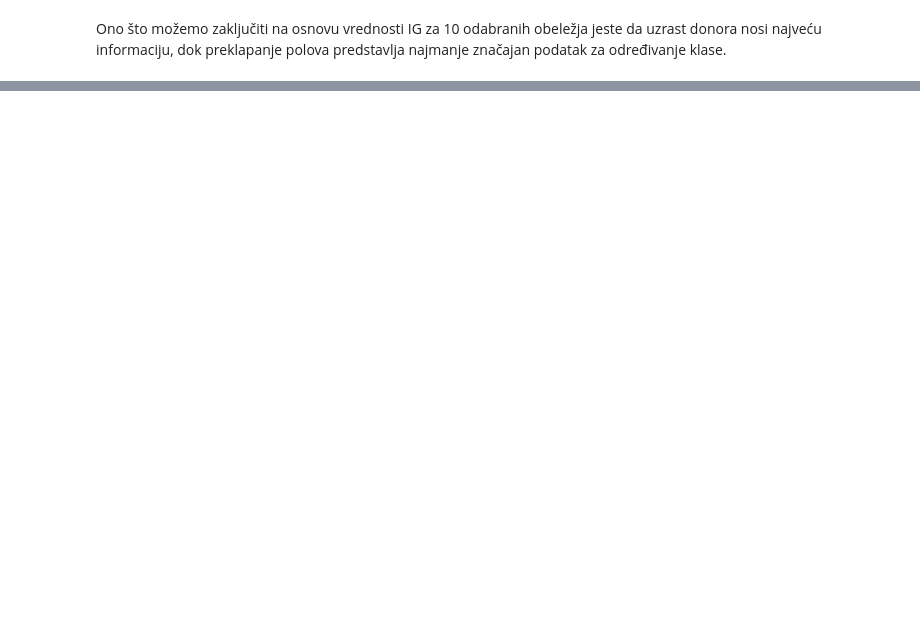
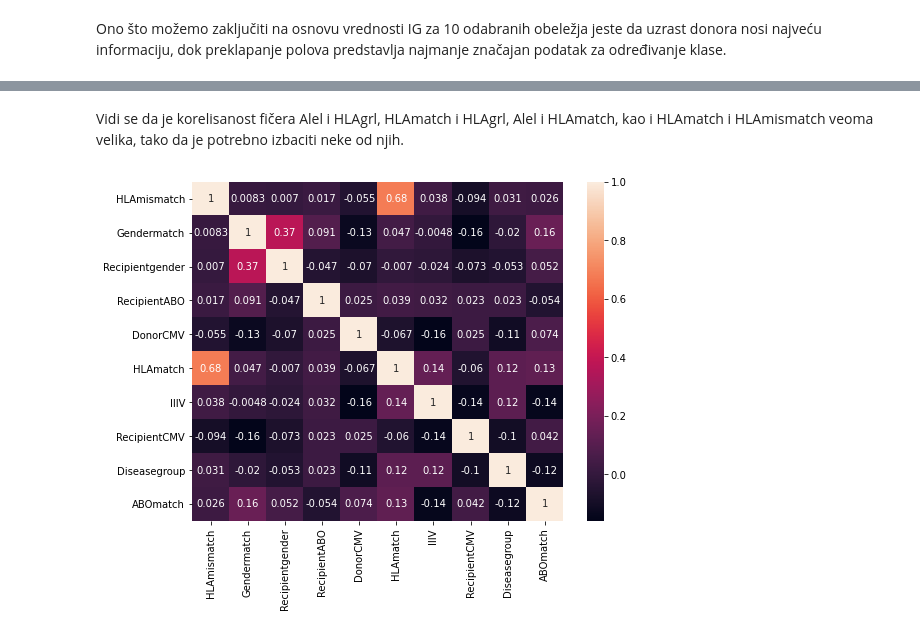
Before and after one commit to nedeljkovicmajaa/som-projekat, a Jupyter notebook: som-projekat-main.ipynb, the cells around one changed output, grey strips where cells are left out. Saved outputs shown, nothing was run; the diff lists cells and outputs as text; code cells hidden in the pictures; blank space fills up the shorter version.

```diff
--- a/som-projekat-main.ipynb
+++ b/som-projekat-main.ipynb
@@ -293,0 +348,15 @@ Ono što možemo zaključiti na osnovu vrednosti IG za 10 odabranih obeležja je
+# %% [markdown]
+Vidi se da je korelisanost fičera Alel i HLAgrl, HLAmatch i HLAgrl, Alel i HLAmatch, kao i HLAmatch i HLAmismatch veoma velika, tako da je potrebno izbaciti neke od njih.
+# %%
+data_corr_10 = data_corr[data_corr.columns[list(IGsorted.keys())[0:13]]]
+data_corr_10.drop('Alel', axis = 1, inplace = True)
+data_corr_10.drop('HLAgrI', axis = 1, inplace = True)
+# kada izbacimo ova dva pojavi se Antigen koji je jako korelisan sa HLAgrI
+data_corr_10.drop('Antigen', axis = 1, inplace = True)
+# %%
+spearman_R = data_corr_10 .corr(method='spearman')
+plt.figure(figsize=(6.4 * 1.3, 4.8 * 1.3))
+sns.heatmap(spearman_R, annot=True)
+plt.show()
+# %% [output]
+[figure, added]
```
Also changed, not shown: parts of 35 cells of this notebook.
